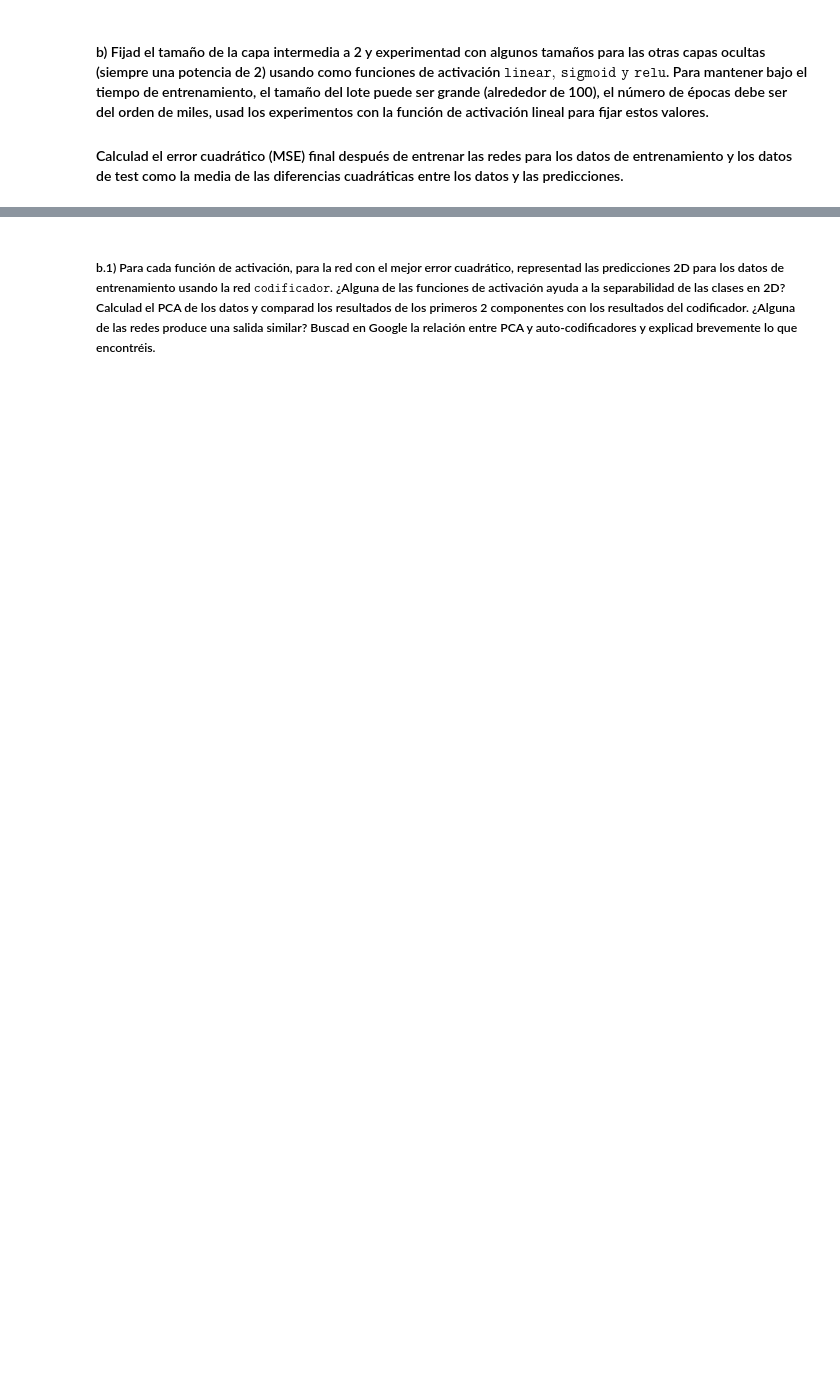
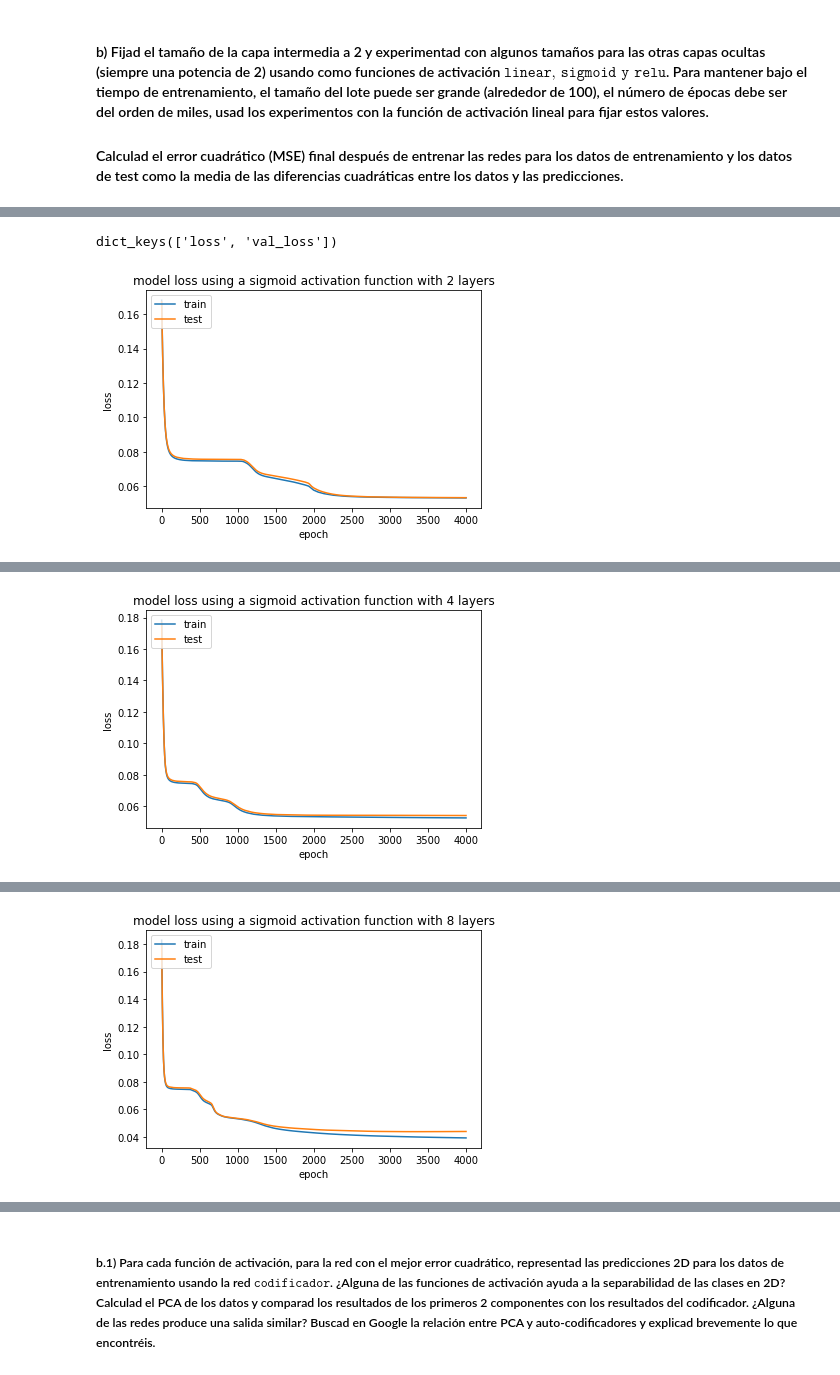
Before and after one commit to cuberhaus/APA, a Jupyter notebook: Problema4/ProblemaLlista4_GRUPAL-3.ipynb, the cells around one changed output, grey strips where cells are left out. Drawn from its saved outputs; the diff is of its cells as text; code cells hidden in the pictures; blank space fills up the shorter version.

```diff
--- a/Problema4/ProblemaLlista4_GRUPAL-2.ipynb
+++ b/Problema4/ProblemaLlista4_GRUPAL-3.ipynb
@@ -473,0 +485,71 @@ best val_loss loss result: 0.05339930206537247
+# %%
+#Pruebas para tener la mejor red sigmoid
+
+#sigmoid
+
+#falta normalitzar les dades que sinó el loss sortia escalat
+scaler = MinMaxScaler()
+X_train = scaler.fit_transform(X_train)
+X_test = scaler.transform(X_test)
+
+EPOCHS = 4000 #con 2000 epochs aun no es suficiente subirlas más! 4000? parece que no es suficiente Probamos con 5000?
+BATCH_SIZE = 100
+sizes_int_layer = [2,4,8,16,32,64]#,8,16,32]#,8,16,32,...] #probar a tener capas mas grandes
+act = 'sigmoid'
+
+train_error = list(range(len(sizes_int_layer)))
+test_error = list(range(len(sizes_int_layer)))
+
+for i, intermediate in enumerate(sizes_int_layer):
+    entrada = keras.Input(shape=(64,))
+    codificar = keras.layers.Dense(intermediate, activation=act)(entrada)
+    codificar = keras.layers.Dense(2, activation=act)(codificar) #fijar d2 a 2
+    decodificar = keras.layers.Dense(intermediate, activation=act)(codificar)
+    decodificar = keras.layers.Dense(64, activation=act)(decodificar)
+    autocodificador = keras.Model(entrada, decodificar)
+    codificador = keras.Model(entrada, codificar)
+
+    autocodificador.compile(optimizer=keras.optimizers.Adam(), loss=keras.losses.MeanSquaredError())
+    #mirar a poque el X_test no coge los datos normalizados cuando uso el #validation_data=(X_test, y_test)
+    history = autocodificador.fit(X_train, X_train, batch_size=BATCH_SIZE, epochs=EPOCHS, verbose=False, validation_split=0.3)#validation_data=(X_test, y_test))
+
+    print(history.history.keys())
+
+    #plot de loss
+    plt.plot(history.history['loss'])
+    # this error happens when we are not providing validation data to the model, And check the parameters of the model.fit_generator(or model.fit)
+    #(train_data, steps_per_epoch,validation_data, validation_steps, epochs,initial_epoch, callbacks)
+    plt.plot(history.history['val_loss'])
+    plt.title("model loss using a "+act+" activation function with "+str(intermediate)+" layers")
+    plt.ylabel('loss')
+    plt.xlabel('epoch')
+    plt.legend(['train', 'test'], loc='upper left')
+    plt.show()
+
+    #.predict
+    X_train_pred = autocodificador.predict(X_train)
+    X_test_pred = autocodificador.predict(X_test)
+
+    #calcular el MSE després d'entrenar les xarxes per les dades d'entrament i test com la
+    #mitja de les diferències quadràtiques entres les dades i les prediccions
+    train_er = mean_squared_error(X_train, X_train_pred)
+    test_er = mean_squared_error(X_test, X_test_pred)
+
+    train_error[i] = train_er
+    test_error[i] = test_er
+
+    #MSE i número de capas
+    print("Nb layers:", intermediate)
+    print("train_error:", train_er)
+    print("test_error:", test_er)
+
+    #training data
+    print("best train_loss epoch result:", history.history['loss'].index(min(history.history['loss'])))
+    print("best train_loss loss result:", min(history.history['loss']))
+
+    #cross-validation data
+    print("best val_loss epoch result:", history.history['val_loss'].index(min(history.history['val_loss'])))
+    print("best val_loss loss result:", min(history.history['val_loss']))
+# %% [output]
+dict_keys(['loss', 'val_loss'])
+[figure, added]
@@ -473,0 +566 @@ best val_loss loss result: 0.05339930206537247
+[figure, added]
@@ -473,0 +577 @@ best val_loss loss result: 0.05339930206537247
+[figure, added]
```
Also changed, not shown: parts of 14 cells of this notebook.
